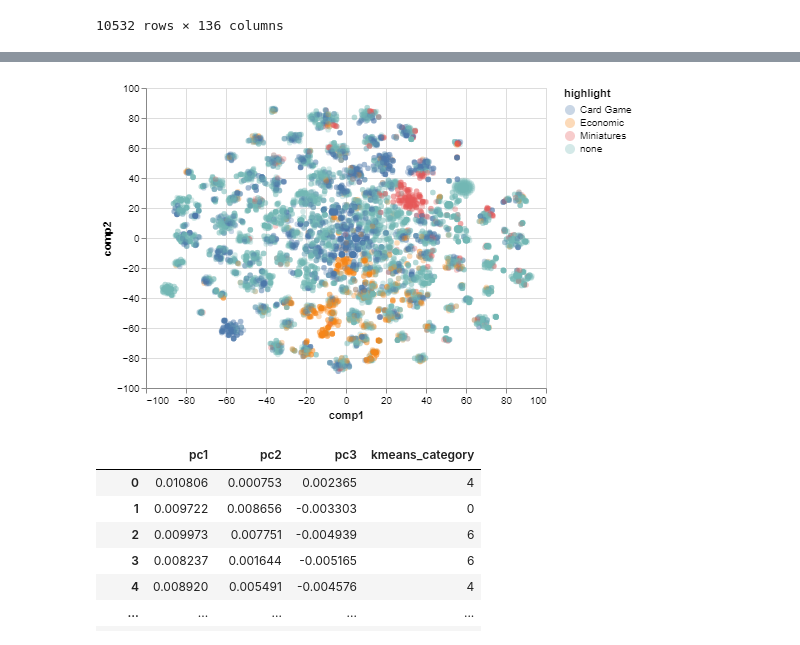
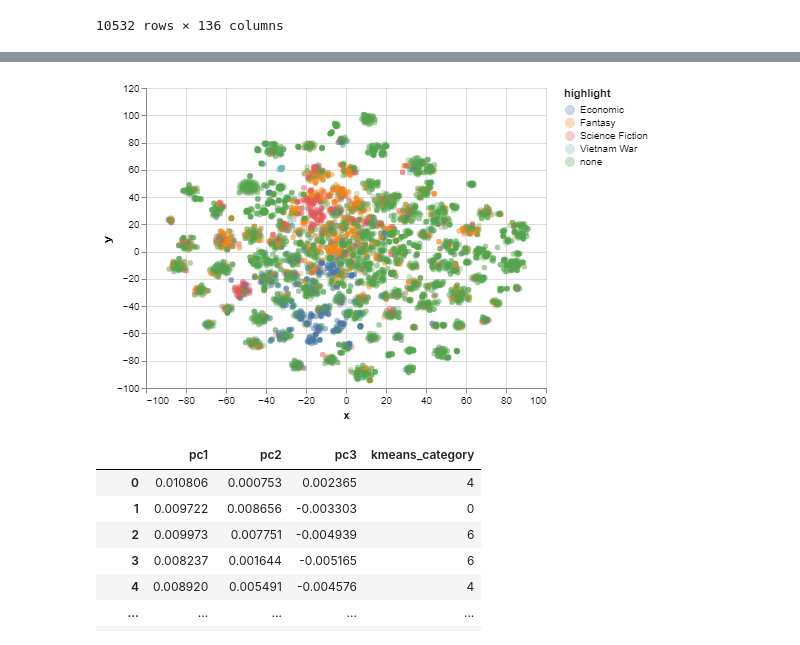
Before and after one commit to WraySmith/boardgame-explorer, a Jupyter notebook: networkgraph_testing/network_testing.ipynb, the cells around one changed output, grey strips where cells are left out. Drawn from its saved outputs; the diff is of its cells as text; code cells hidden in the pictures.

```diff
--- a/networkgraph_testing/network_testing.ipynb
+++ b/networkgraph_testing/network_testing.ipynb
@@ -93,9 +93,12 @@ category = pd.DataFrame(scale(binarizer.fit_transform(boardgame_data_sub.categor
 binarizer = MultiLabelBinarizer()
 mechanic = pd.DataFrame(scale(binarizer.fit_transform(boardgame_data_sub.mechanic)), columns = binarizer.classes_)
 # normalize numeric columns
-normalizer = Normalizer()
-normal_data = pd.DataFrame(normalizer.fit_transform(boardgame_data_sub[['average_rating', 'users_rated']]),
-                           columns = ['average_rating', 'users_rated'])
+#normalizer = Normalizer('l2')
+#normal_data = pd.DataFrame(normalizer.fit_transform(boardgame_data_sub[['average_rating', 'users_rated']]),
+#                           columns = ['average_rating', 'users_rated'])
+
+user_scaled = pd.DataFrame(scale(boardgame_data_sub[['average_rating', 'users_rated']]), columns = ['average_rating', 'users_rated'])
+
 
 # keep several columns from the original dataframe that don't require modification
 original_df_cols = boardgame_data_sub[['compilation', 'expansion']].copy()
@@ -140,3 +138,11 @@ combined_output.columns = ['comp1', 'comp2', 'category', 'mechanic']
+# %%
+tsne_cat = TSNE(n_components=2)
+tsne_cat_results = tsne_cat.fit_transform(onehot_df)
+tsne_user  = TSNE(n_components=1)
+tsne_user_results = tsne_user.fit_transform(user_scaled)
+# %%
+combined_output = pd.concat([pd.DataFrame(tsne_cat_results, columns = ['x', 'y']), pd.DataFrame(tsne_user_results, columns = ['z']),
+                             boardgame_data_sub, boardgame_data[['game_id', 'name']]], axis = 1)
 # %%
 combined_output
 # %% [output]
@@ -159,7 +165,7 @@ def highlighter(x, labels):
         if (label in x): return label
     return 'none'
 # %%
-combined_output['highlight'] = combined_output.category.map(lambda x: highlighter(x, ['Economic', 'Card Game' ,'Miniatures']))
+combined_output['highlight'] = combined_output.category.map(lambda x: highlighter(x, ['Economic', 'Vietnam War', 'Science Fiction', 'Fantasy']))
 # %%
 combined_output.highlight.unique()
 # %% [output]
@@ -167,7 +174,7 @@ array(['Economic', 'Card Game', 'none', 'Miniatures'], dtype=object)
 # %%
 alt.Chart(combined_output).mark_circle(opacity=0.3).encode(
-    alt.X('comp1'),
-    alt.Y('comp2'),
+    alt.X('x'),
+    alt.Y('y'),
     alt.Color('highlight'))
 # %% [output]
-[figure, old version]
+[figure, new version]
```
Also changed, not shown: parts of 12 cells of this notebook, 2 other files.
